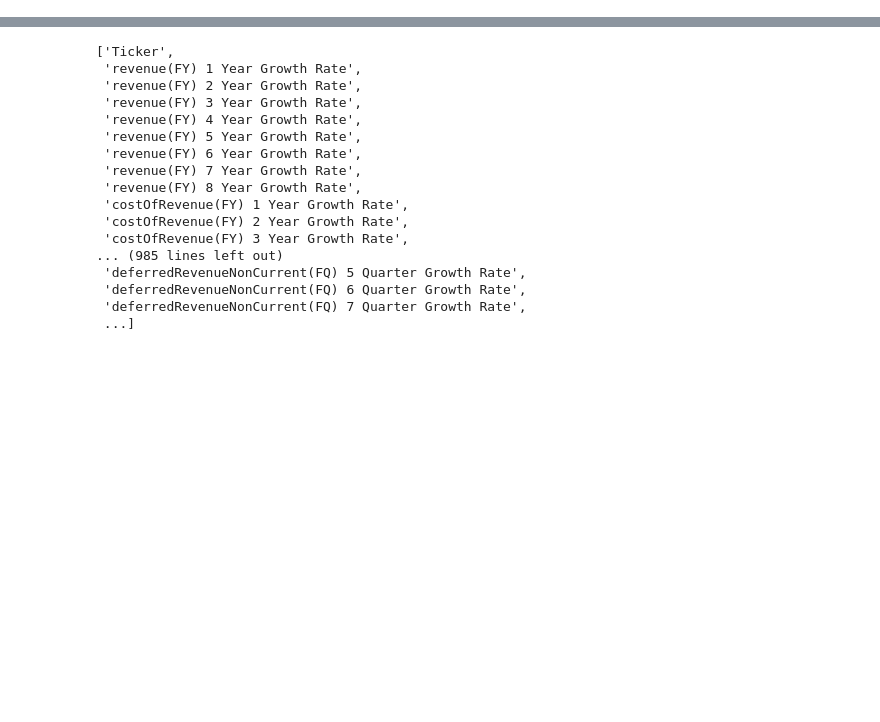
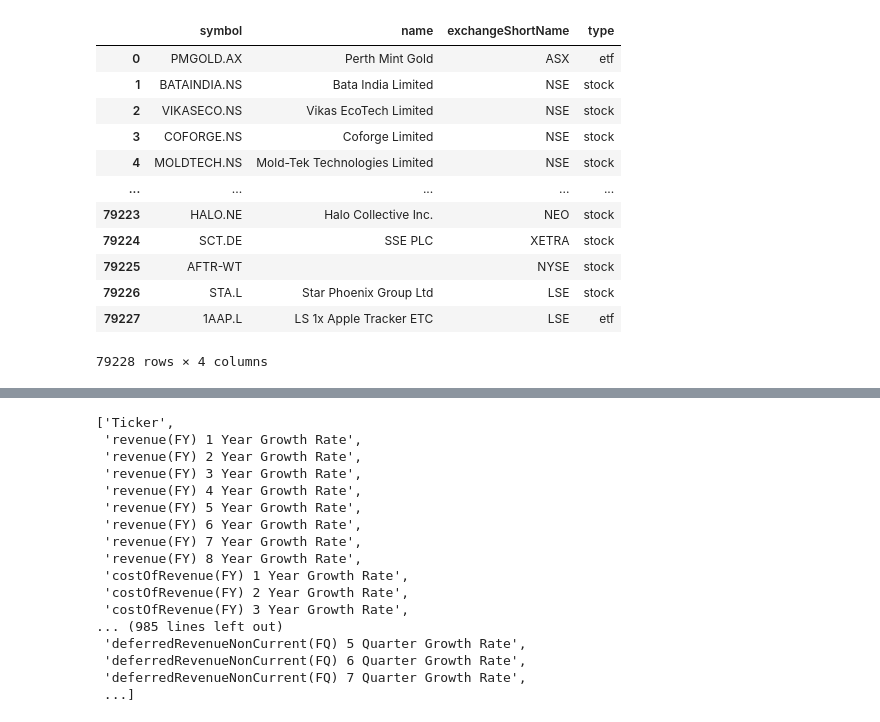
Before and after one commit to Hamza-joosub/StonksModels, a Jupyter notebook: Database.ipynb, the cells around one changed output, grey strips where cells are left out. Saved outputs shown, nothing was run; the diff lists cells and outputs as text; code cells hidden in the pictures; blank space fills up the shorter version.

```diff
--- a/Database.ipynb
+++ b/Database.ipynb
@@ -98,3 +98,20 @@ def get_stock_data(tickerI):
     stock_data_final.insert(loc = 0, column ="Date(FQ)", value=f"{last_date_quarterly}" )
 
     return stock_data_final
+# %%
+us_stock_database = pd.DataFrame()
+stock_list_pd = pd.read_pickle("StockList")
+# %% [output]
+|  | symbol | name | exchangeShortName | type |
+| 0 | PMGOLD.AX | Perth Mint Gold | ASX | etf |
+| 1 | BATAINDIA.NS | Bata India Limited | NSE | stock |
+| 2 | VIKASECO.NS | Vikas EcoTech Limited | NSE | stock |
+| 3 | COFORGE.NS | Coforge Limited | NSE | stock |
+| 4 | MOLDTECH.NS | Mold-Tek Technologies Limited | NSE | stock |
+| ... | ... | ... | ... | ... |
+| 79223 | HALO.NE | Halo Collective Inc. | NEO | stock |
+| 79224 | SCT.DE | SSE PLC | XETRA | stock |
+| 79225 | AFTR-WT |  | NYSE | stock |
+| 79226 | STA.L | Star Phoenix Group Ltd | LSE | stock |
+| 79227 | 1AAP.L | LS 1x Apple Tracker ETC | LSE | etf |
+79228 rows × 4 columns
```
Also changed, not shown: parts of 5 cells of this notebook, 2 other files.
